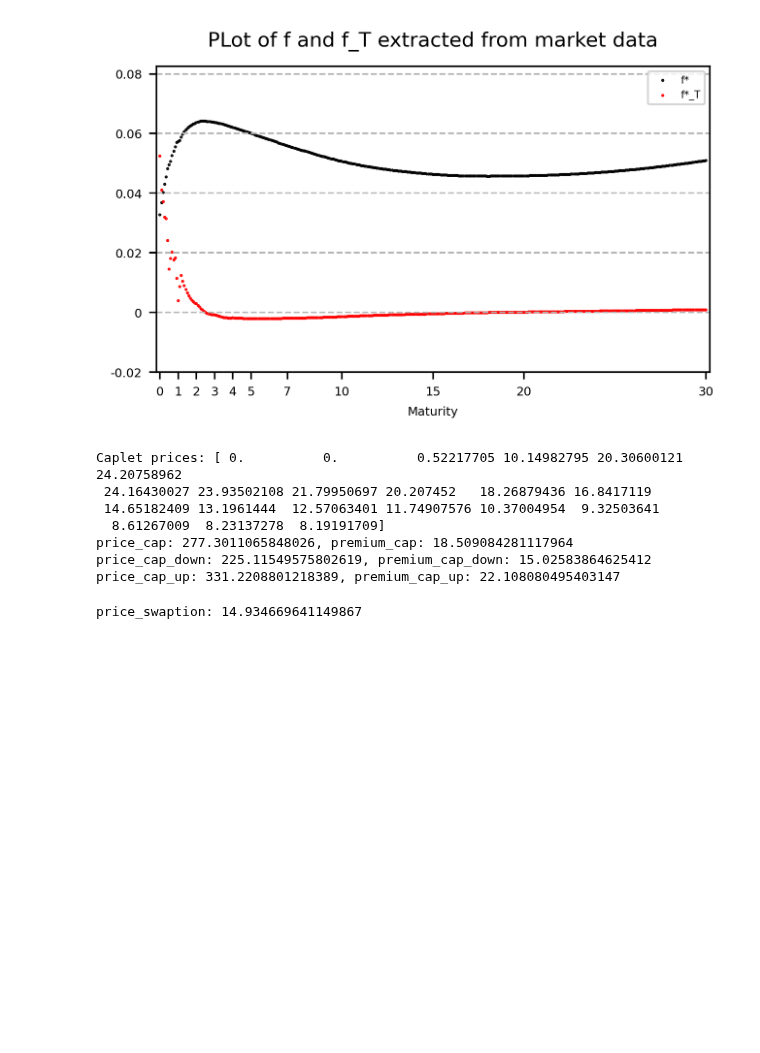
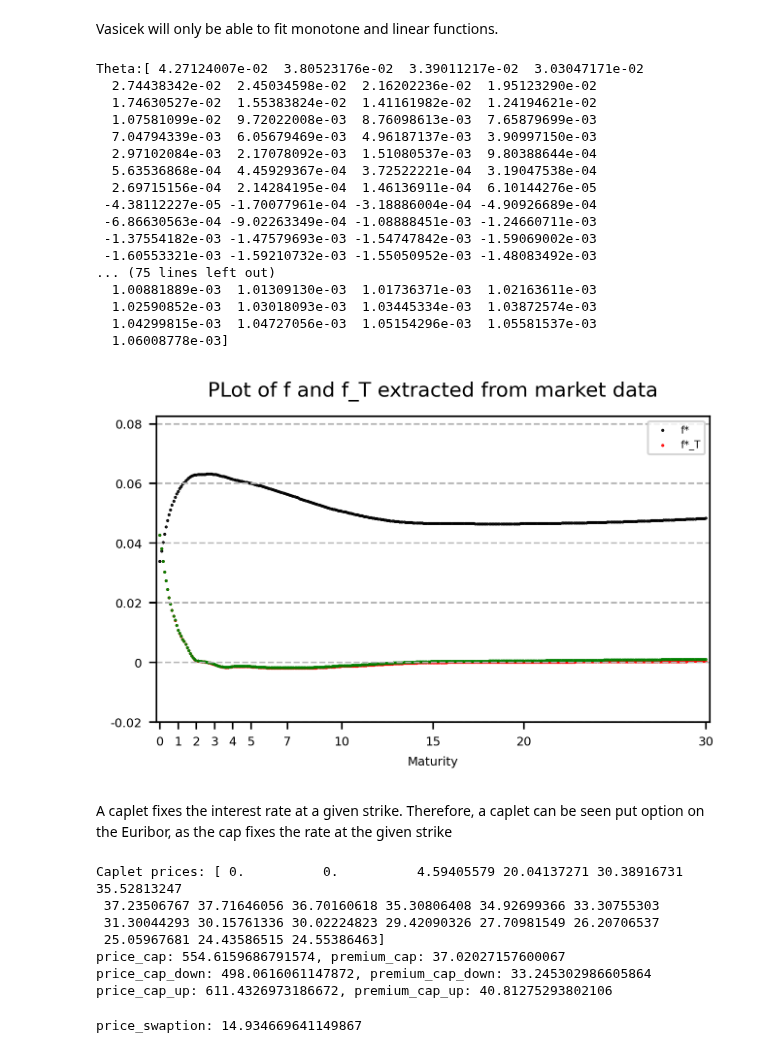
Before and after one commit to jhvander/Uni, a Jupyter notebook: 9. Sem/Fixed/HoLee.ipynb, the cells around one changed output. Saved outputs shown, nothing was run; the diff lists cells and outputs as text; code cells hidden in the pictures; blank space fills up the shorter version.

```diff
--- a/9. Sem/Fixed/HoLee.ipynb
+++ b/9. Sem/Fixed/HoLee.ipynb
@@ -40,8 +40,8 @@ T = np.array([mesh*i for i in range(0,M+1)])
 # 3a
 # Problem 3a - Fitting ZCB spot- and forward rate curves
 # interpolation_options = {"method":"linear"}
-# interpolation_options = {"method":"nelson_siegel","transition": "smooth"}
-interpolation_options = {"method":"hermite","degree":2,"transition": "smooth"}
+interpolation_options = {"method":"nelson_siegel","transition": "smooth"}
+#interpolation_options = {"method":"hermite","degree":2,"transition": "smooth"}
 T_fit, R_fit = fid.zcb_curve_fit(data,interpolation_options = interpolation_options)
 p_inter, R_inter, f_inter, T_inter = fid.zcb_curve_interpolate(T,T_fit,R_fit,interpolation_options = interpolation_options)
 
@@ -104,36 +110,67 @@ Parameters from the fit: [ 2.98664660e-02  6.90854843e+00  3.74629434e-01 -7.478
+# %% [markdown]
+Vasicek will only be able to fit monotone and linear functions.
 # %%
 # Problem 4 - Fitting a Ho-Lee model to the data
+ho_lee_sigma = 0.005
+f_fit = np.array(fid.for_values_in_list_find_value_return_value(T_fit,T_inter,f_inter))
+f_inter, f_star = fid.interpolate(T_inter, T_fit,f_fit,interpolation_options)
+theta = fid.theta_ho_lee(T_inter,f_star,ho_lee_sigma)
+print(f"Theta:{theta}")
+
+
+
 T_star = np.array([mesh*i for i in range(0,M+1)])
 f_fit = np.array(fid.for_values_in_list_find_value_return_value(T_fit,T_inter,f_inter))
 f_star, f_T_star = fid.interpolate(T_star,T_fit,f_fit,interpolation_options)
 
 fig = plt.figure(constrained_layout = False, dpi = 300, figsize = (5,3))
 fig.suptitle(f"PLot of f and f_T extracted from market data", fontsize = 10)
 gs = fig.add_gridspec(nrows = 1, ncols = 1, left = 0.12, bottom = 0.2, right = 0.88, top = 0.90, wspace = 0, hspace = 0)
 ax = fig.add_subplot(gs[0,0])
 xticks = [0,1,2,3,4,5,7,10,15,20,30]
 ax.set_xticks(xticks)
 ax.set_xticklabels(xticks,fontsize = 6)
 ax.set_xlim([xticks[0]+-0.2,xticks[-1]+0.2])
 plt.xlabel(f"Maturity",fontsize = 6)
 ax.set_yticks([-0.02,0,0.02,0.04,0.06,0.08])
 ax.set_yticklabels([-0.02,0,0.02,0.04,0.06,0.08],fontsize = 6)
 ax.set_ylim([-0.02,0.0825])
 plt.grid(axis = 'y', which='major', color=(0.7,0.7,0.7,0), linestyle='--')
 p1 = ax.scatter(T, f_star, s = 1, color = 'black', marker = ".",label="f*")
 p2 = ax.scatter(T, f_T_star, s = 1, color = 'red', marker = ".",label="f*_T")
+p3 = ax.scatter(T, theta, s = 1, color = 'green', marker = ".",label="Theta")
 plots = [p1,p2]
 labels = [item.get_label() for item in plots]
 ax.legend(plots,labels,loc="upper right",fontsize = 5)
 plt.show()
 # %% [output]
+Theta:[ 4.27124007e-02  3.80523176e-02  3.39011217e-02  3.03047171e-02
+  2.74438342e-02  2.45034598e-02  2.16202236e-02  1.95123290e-02
+  1.74630527e-02  1.55383824e-02  1.41161982e-02  1.24194621e-02
+  1.07581099e-02  9.72022008e-03  8.76098613e-03  7.65879699e-03
+  7.04794339e-03  6.05679469e-03  4.96187137e-03  3.90997150e-03
+  2.97102084e-03  2.17078092e-03  1.51080537e-03  9.80388644e-04
+  5.63536868e-04  4.45929367e-04  3.72522221e-04  3.19047538e-04
+  2.69715156e-04  2.14284195e-04  1.46136911e-04  6.10144276e-05
+ -4.38112227e-05 -1.70077961e-04 -3.18886004e-04 -4.90926689e-04
+ -6.86630563e-04 -9.02263349e-04 -1.08888451e-03 -1.24660711e-03
+ -1.37554182e-03 -1.47579693e-03 -1.54747842e-03 -1.59069002e-03
+ -1.60553321e-03 -1.59210732e-03 -1.55050952e-03 -1.48083492e-03
+... (75 lines left out)
+  1.00881889e-03  1.01309130e-03  1.01736371e-03  1.02163611e-03
+  1.02590852e-03  1.03018093e-03  1.03445334e-03  1.03872574e-03
+  1.04299815e-03  1.04727056e-03  1.05154296e-03  1.05581537e-03
+  1.06008778e-03]
-[figure, old version]
+[figure, new version]
+# %% [markdown]
+A caplet fixes the interest rate at a given strike. Therefore, a caplet can be seen put option on the Euribor, as the cap fixes the rate at the given strike
 # %%
+
 # Problem 5 - Pricing an interest rate cap
 strike = 0.06
 alpha = 0.5
 T_cap = 10
-sigma = 0.005
+sigma = 0.01
 M_caplet = int(T_cap/alpha)
 T_caplet = np.array([i*alpha for i in range(0,M_caplet+1)])
 p_caplet = fid.for_values_in_list_find_value_return_value(T_caplet,T_inter,p_inter)
@@ -146,6 +183,7 @@ premium_cap = alpha*(price_cap/S_swap)
 print(f"Caplet prices: {10000*price_caplet}")
 print(f"price_cap: {10000*price_cap}, premium_cap: {10000*premium_cap}")
 price_caplet_down = fid.caplet_prices_ho_lee(strike,sigma-0.001,T_caplet,p_caplet)
+# T should include period 0
 price_cap_down = sum(price_caplet_down[2:])
 premium_cap_down = alpha*(price_cap_down/S_swap)
 print(f"price_cap_down: {10000*price_cap_down}, premium_cap_down: {10000*premium_cap_down}")
@@ -154,13 +192,13 @@ price_cap_up = sum(price_caplet_up[2:])
 premium_cap_up = alpha*(price_cap_up/S_swap)
 print(f"price_cap_up: {10000*price_cap_up}, premium_cap_up: {10000*premium_cap_up}")
 # %% [output]
-Caplet prices: [ 0.          0.          0.52217705 10.14982795 20.30600121 24.20758962
- 24.16430027 23.93502108 21.79950697 20.207452   18.26879436 16.8417119
- 14.65182409 13.1961444  12.57063401 11.74907576 10.37004954  9.32503641
-  8.61267009  8.23137278  8.19191709]
-price_cap: 277.3011065848026, premium_cap: 18.509084281117964
-price_cap_down: 225.11549575802619, premium_cap_down: 15.02583864625412
-price_cap_up: 331.2208801218389, premium_cap_up: 22.108080495403147
+Caplet prices: [ 0.          0.          4.59405579 20.04137271 30.38916731 35.52813247
+ 37.23506767 37.71646056 36.70160618 35.30806408 34.92699366 33.30755303
+ 31.30044293 30.15761336 30.02224823 29.42090326 27.70981549 26.20706537
+ 25.05967681 24.43586515 24.55386463]
+price_cap: 554.6159686791574, premium_cap: 37.02027157600067
+price_cap_down: 498.0616061147872, premium_cap_down: 33.245302986605864
+price_cap_up: 611.4326973186672, premium_cap_up: 40.81275293802106
 # %%
 # Problem 6 - Simulation in the Ho-Lee model
 M_simul, T_simul = 5000, 10
```
Also changed, not shown: parts of 3 cells of this notebook.
